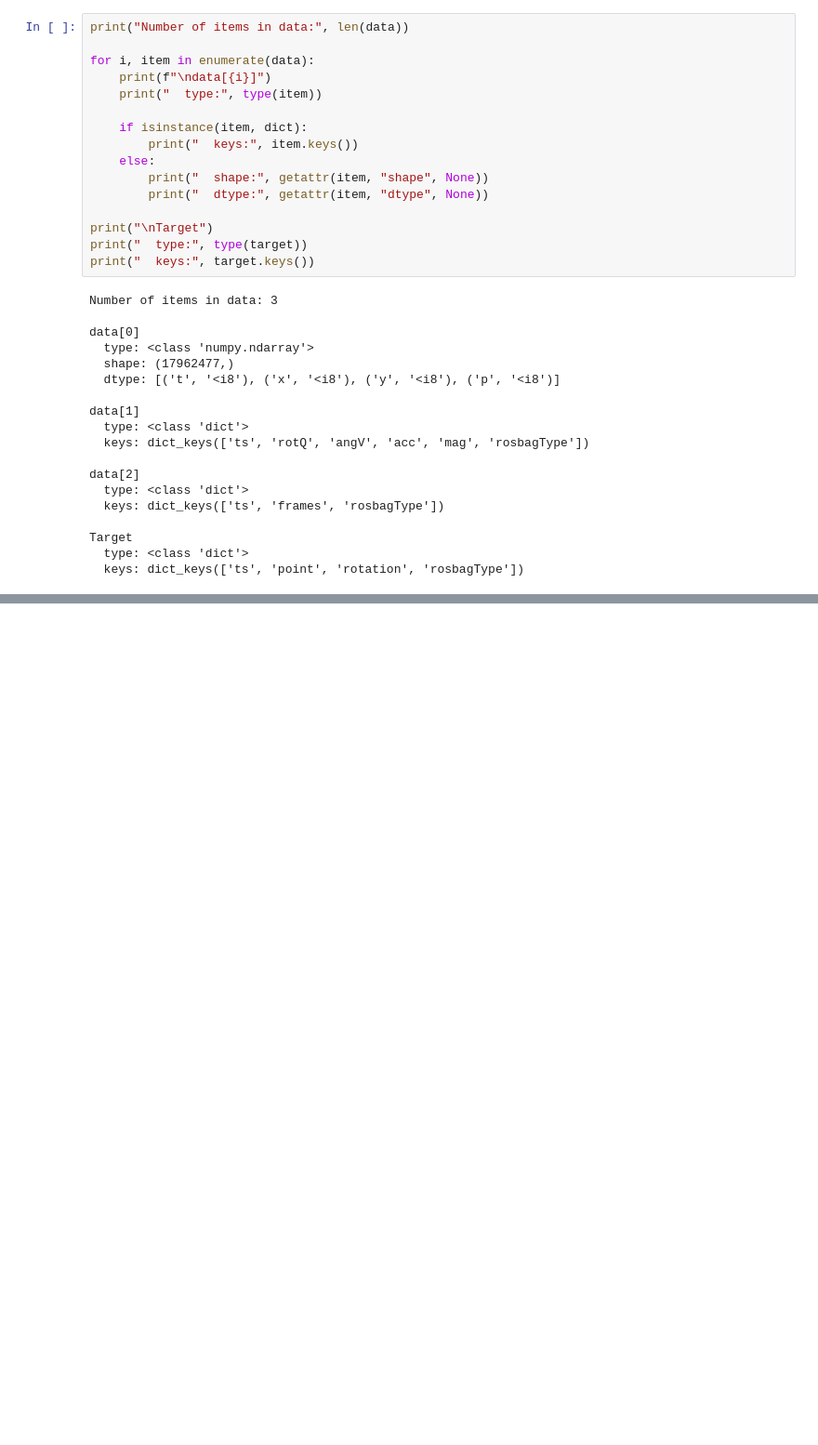
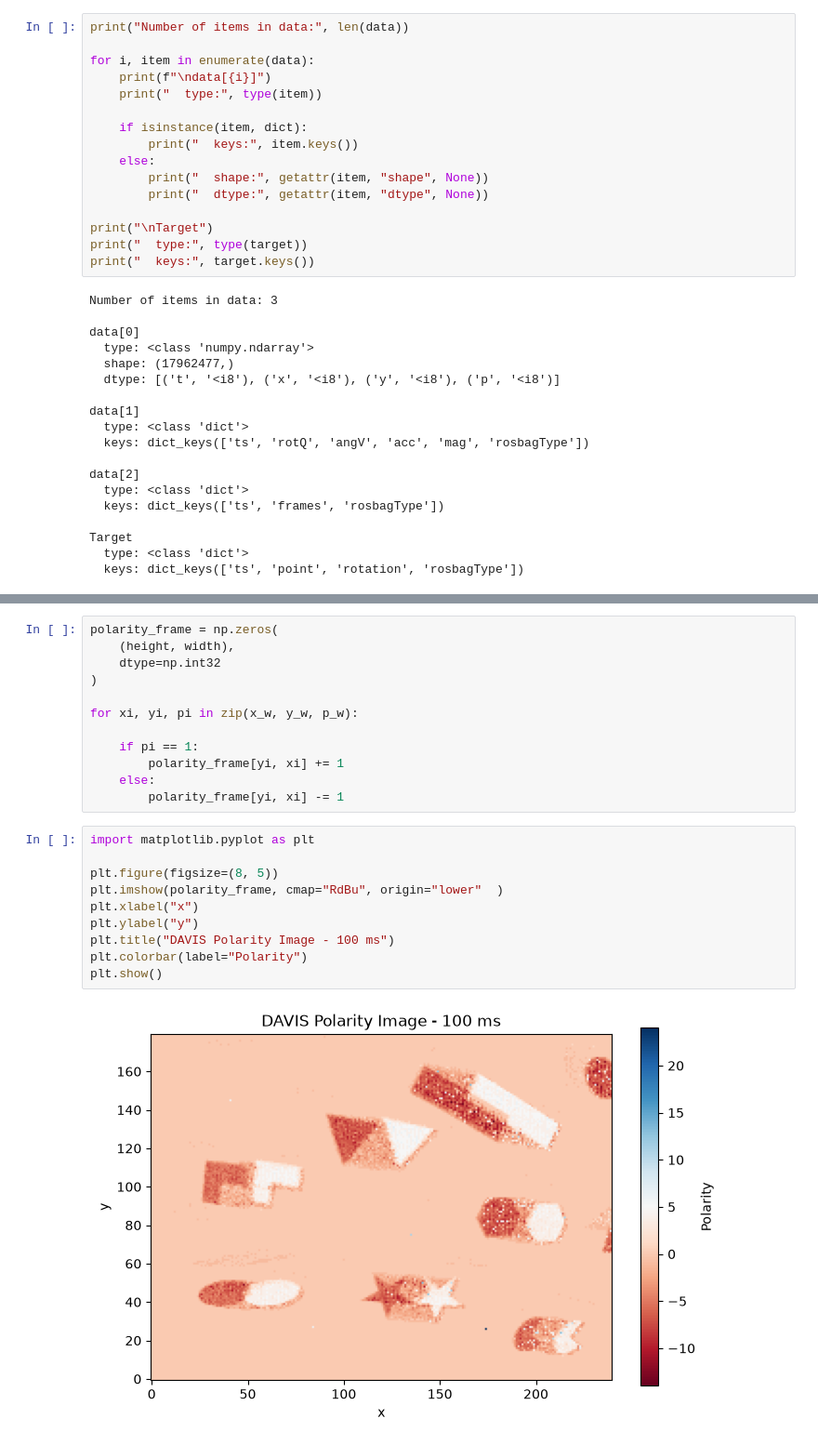
Before and after one commit to mvbc-22/SNN_VIO, a Jupyter notebook: notebooks/01_tonic_davis_test.ipynb, the cells around one changed output, grey strips where cells are left out. Shown at 93% size. Saved outputs shown, nothing was run; the diff lists cells and outputs as text; blank space fills up the shorter version.

```diff
--- a/notebooks/01_tonic_davis_test.ipynb
+++ b/notebooks/01_tonic_davis_test.ipynb
@@ -106,0 +229,24 @@ Target
+# %%
+polarity_frame = np.zeros(
+    (height, width),
+    dtype=np.int32
+)
+
+for xi, yi, pi in zip(x_w, y_w, p_w):
+
+    if pi == 1:
+        polarity_frame[yi, xi] += 1
+    else:
+        polarity_frame[yi, xi] -= 1
+# %%
+import matplotlib.pyplot as plt
+
+plt.figure(figsize=(8, 5))
+plt.imshow(polarity_frame, cmap="RdBu", origin="lower"  )
+plt.xlabel("x")
+plt.ylabel("y")
+plt.title("DAVIS Polarity Image - 100 ms")
+plt.colorbar(label="Polarity")
+plt.show()
+# %% [output]
+[figure, added]
```
Also changed, not shown: parts of 20 cells of this notebook.
